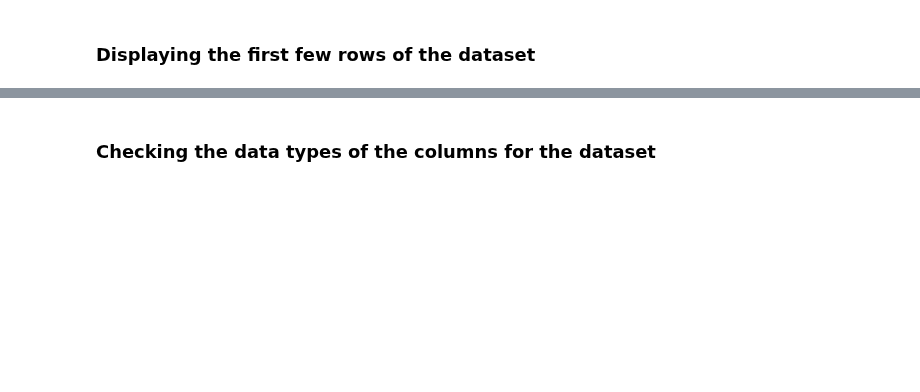
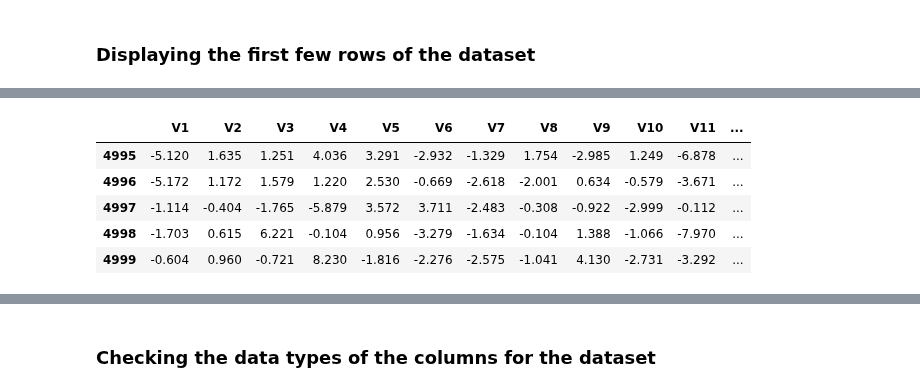
Before and after one commit to CoderSales/codespaces-jupyter, a Jupyter notebook: notebooks/MT_Project_LearnerNotebook_LowCode.ipynb, the cells around one changed output, grey strips where cells are left out. Cells and saved outputs as stored; diff of their text form; code cells hidden in the pictures; blank space fills up the shorter version.

```diff
--- a/notebooks/MT_Project_LearnerNotebook_LowCode.ipynb
+++ b/notebooks/MT_Project_LearnerNotebook_LowCode.ipynb
@@ -582,3 +583,10 @@ data.'_______' ##  Complete the code to view top 5 rows of the data
 # %%
 # let's view the last 5 rows of the data
-data_test.'_______' ##  Complete the code to view last 5 rows of the data
+data_test.tail() ##  Complete the code to view last 5 rows of the data
+# %% [output]
+|  | V1 | V2 | V3 | V4 | V5 | V6 | V7 | V8 | V9 | V10 | V11 | ... |
+| 4995 | -5.120 | 1.635 | 1.251 | 4.036 | 3.291 | -2.932 | -1.329 | 1.754 | -2.985 | 1.249 | -6.878 | ... |
+| 4996 | -5.172 | 1.172 | 1.579 | 1.220 | 2.530 | -0.669 | -2.618 | -2.001 | 0.634 | -0.579 | -3.671 | ... |
+| 4997 | -1.114 | -0.404 | -1.765 | -5.879 | 3.572 | 3.711 | -2.483 | -0.308 | -0.922 | -2.999 | -0.112 | ... |
+| 4998 | -1.703 | 0.615 | 6.221 | -0.104 | 0.956 | -3.279 | -1.634 | -0.104 | 1.388 | -1.066 | -7.970 | ... |
+| 4999 | -0.604 | 0.960 | -0.721 | 8.230 | -1.816 | -2.276 | -2.575 | -1.041 | 4.130 | -2.731 | -3.292 | ... |
```
Also changed, not shown: parts of 9 cells of this notebook, 1 other file.
